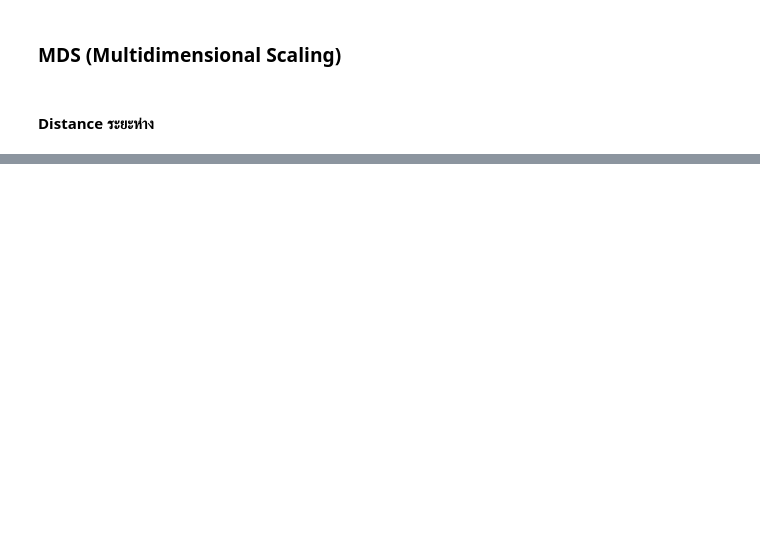
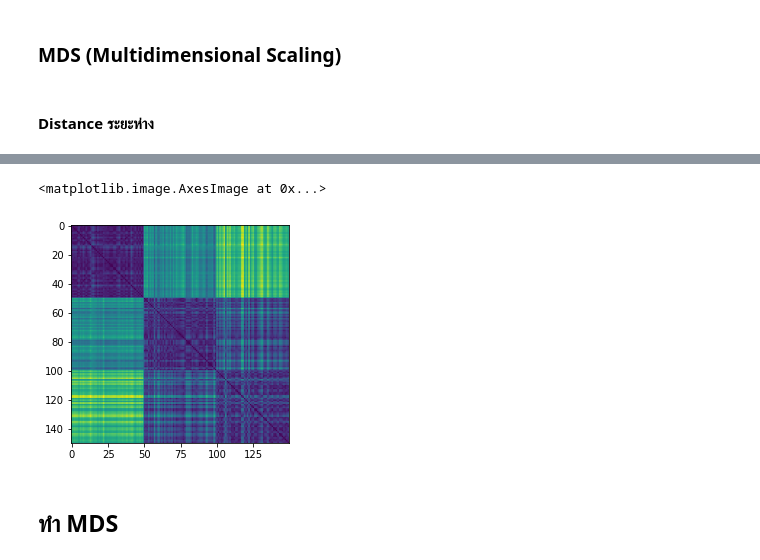
Before and after one commit to ploybongkot/Multivariate, a Jupyter notebook: Chapter_4_MDS_.ipynb, the cells around one changed output, grey strips where cells are left out. Drawn from its saved outputs; the diff is of its cells as text; code cells hidden in the pictures; blank space fills up the shorter version.

```diff
--- a/Chapter_4_MDS_.ipynb
+++ b/Chapter_4_MDS_.ipynb
@@ -54,0 +73,4 @@ dist = np.linalg.norm
+# %%
+from sklearn.metrics import pairwise_distances
+dis_matrix = pairwise_distances(example_df.iloc[:,:-1])
+dis_matrix
@@ -54,0 +91,7 @@ dist = np.linalg.norm
+# %%
+plt.imshow(dis_matrix) #สีสว่างๆแปลว่าห่างมาก
+# %% [output]
+<matplotlib.image.AxesImage at 0x...>
+[figure, added]
+# %% [markdown]
+## ทำ MDS
```
Also changed, not shown: parts of 22 cells of this notebook.
